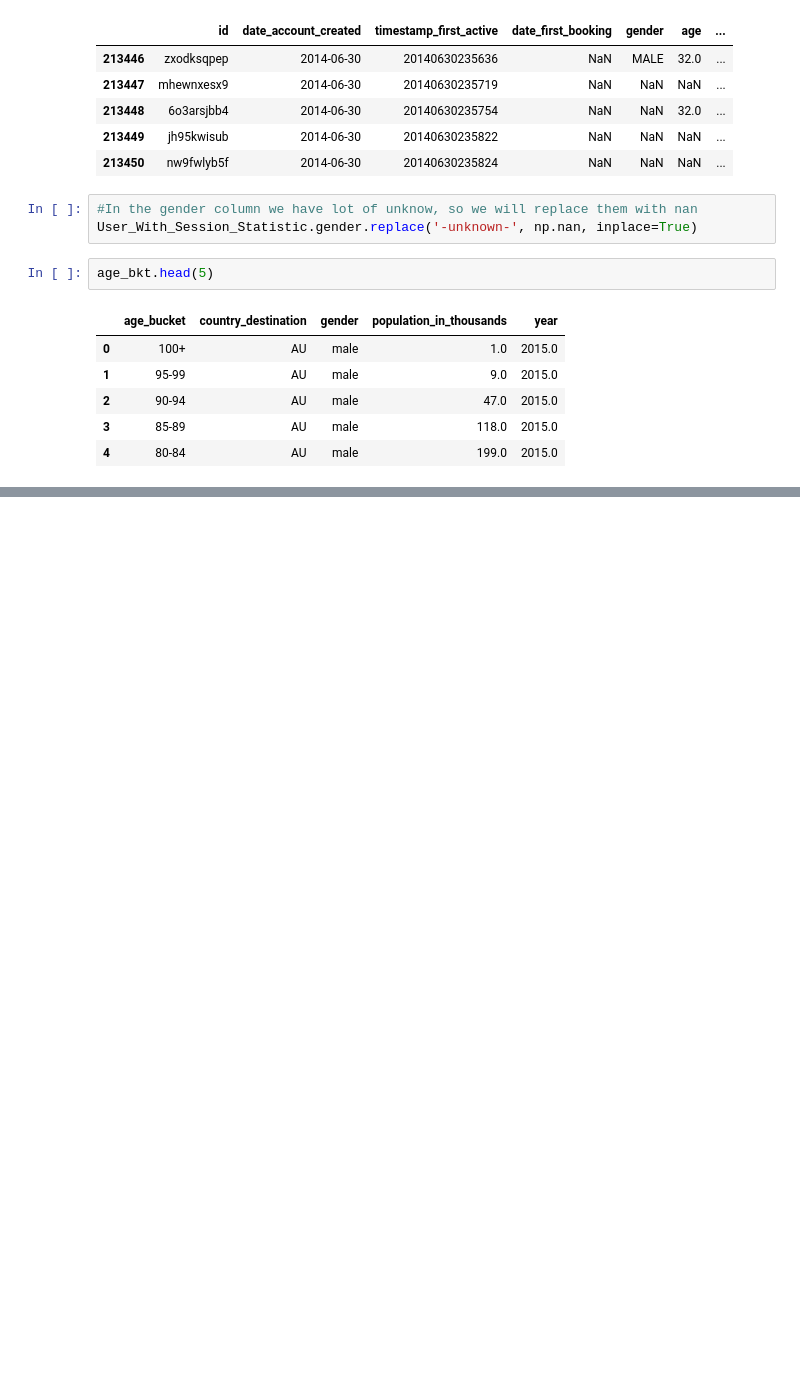
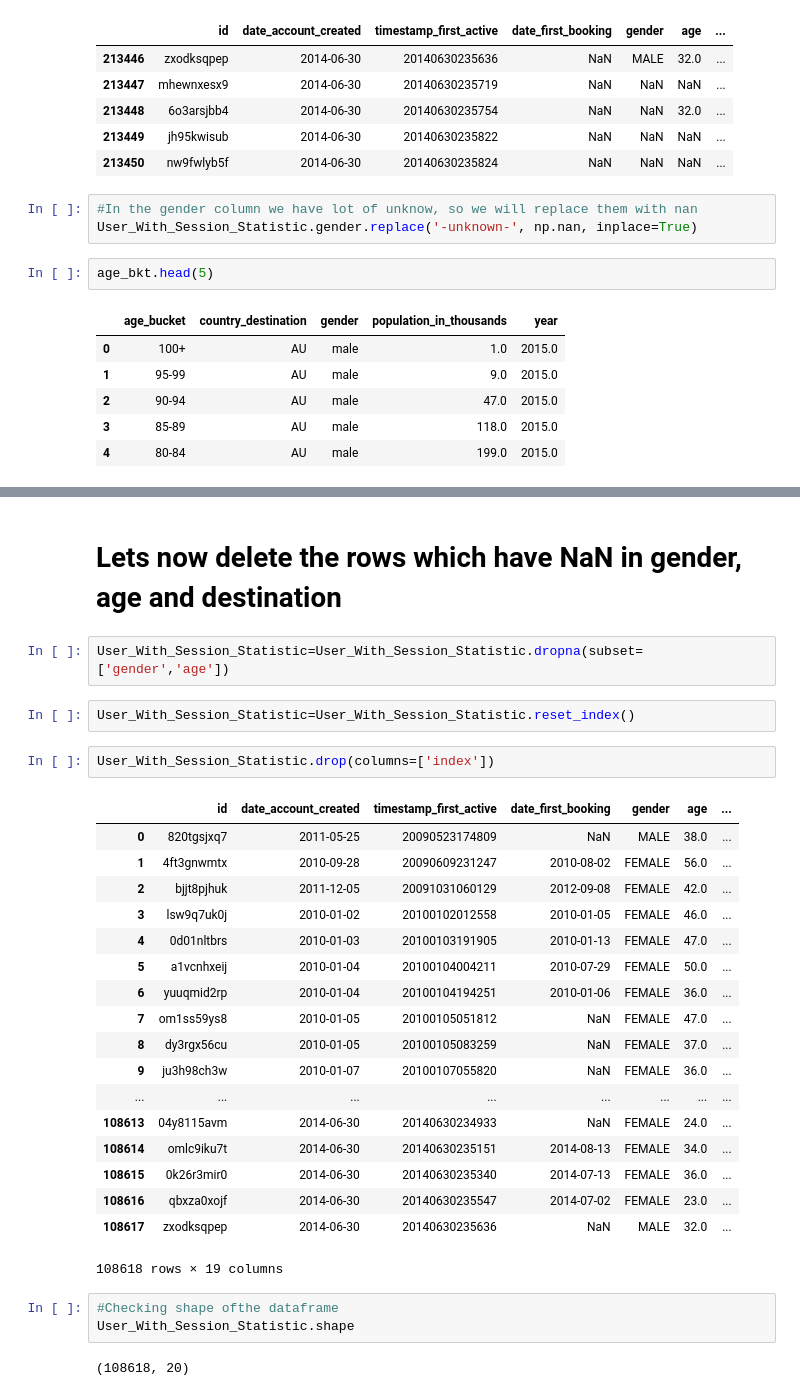
Before and after one commit to kalasahil/airBNB, a Jupyter notebook: Explore.ipynb, the cells around one changed output, grey strips where cells are left out. Drawn from its saved outputs; the diff is of its cells as text; blank space fills up the shorter version.

Commit message:
2nd Iteration
Added few more statistics

```diff
--- a/Explore.ipynb
+++ b/Explore.ipynb
@@ -109,3 +111,35 @@ age_bkt.pivot_table(index='country_destination',columns='age_bucket',values='pop
 | PT | 464.0 | 554.0 | 1.0 | 543.0 | 560.0 | 608.0 | 733.0 | 833.0 | 834.0 | 781.0 | ... |
 | US | 21094.0 | 21117.0 | 74.0 | 21595.0 | 22695.0 | 22396.0 | 21847.0 | 20681.0 | 20467.0 | 21113.0 | ... |
 10 rows × 21 columns
+# %% [markdown]
+# Lets now delete the rows which have NaN in gender, age and destination
+# %%
+User_With_Session_Statistic=User_With_Session_Statistic.dropna(subset=['gender','age'])
+# %%
+User_With_Session_Statistic=User_With_Session_Statistic.reset_index()
+# %%
+User_With_Session_Statistic.drop(columns=['index'])
+# %% [output]
+|  | id | date_account_created | timestamp_first_active | date_first_booking | gender | age | ... |
+| 0 | 820tgsjxq7 | 2011-05-25 | 20090523174809 | NaN | MALE | 38.0 | ... |
+| 1 | 4ft3gnwmtx | 2010-09-28 | 20090609231247 | 2010-08-02 | FEMALE | 56.0 | ... |
+| 2 | bjjt8pjhuk | 2011-12-05 | 20091031060129 | 2012-09-08 | FEMALE | 42.0 | ... |
+| 3 | lsw9q7uk0j | 2010-01-02 | 20100102012558 | 2010-01-05 | FEMALE | 46.0 | ... |
+| 4 | 0d01nltbrs | 2010-01-03 | 20100103191905 | 2010-01-13 | FEMALE | 47.0 | ... |
+| 5 | a1vcnhxeij | 2010-01-04 | 20100104004211 | 2010-07-29 | FEMALE | 50.0 | ... |
+| 6 | yuuqmid2rp | 2010-01-04 | 20100104194251 | 2010-01-06 | FEMALE | 36.0 | ... |
+| 7 | om1ss59ys8 | 2010-01-05 | 20100105051812 | NaN | FEMALE | 47.0 | ... |
+| 8 | dy3rgx56cu | 2010-01-05 | 20100105083259 | NaN | FEMALE | 37.0 | ... |
+| 9 | ju3h98ch3w | 2010-01-07 | 20100107055820 | NaN | FEMALE | 36.0 | ... |
+| ... | ... | ... | ... | ... | ... | ... | ... |
+| 108613 | 04y8115avm | 2014-06-30 | 20140630234933 | NaN | FEMALE | 24.0 | ... |
+| 108614 | omlc9iku7t | 2014-06-30 | 20140630235151 | 2014-08-13 | FEMALE | 34.0 | ... |
+| 108615 | 0k26r3mir0 | 2014-06-30 | 20140630235340 | 2014-07-13 | FEMALE | 36.0 | ... |
+| 108616 | qbxza0xojf | 2014-06-30 | 20140630235547 | 2014-07-02 | FEMALE | 23.0 | ... |
+| 108617 | zxodksqpep | 2014-06-30 | 20140630235636 | NaN | MALE | 32.0 | ... |
+108618 rows × 19 columns
+# %%
+#Checking shape ofthe dataframe
+User_With_Session_Statistic.shape
+# %% [output]
+(108618, 20)
```
Also changed, not shown: parts of 6 cells of this notebook.
